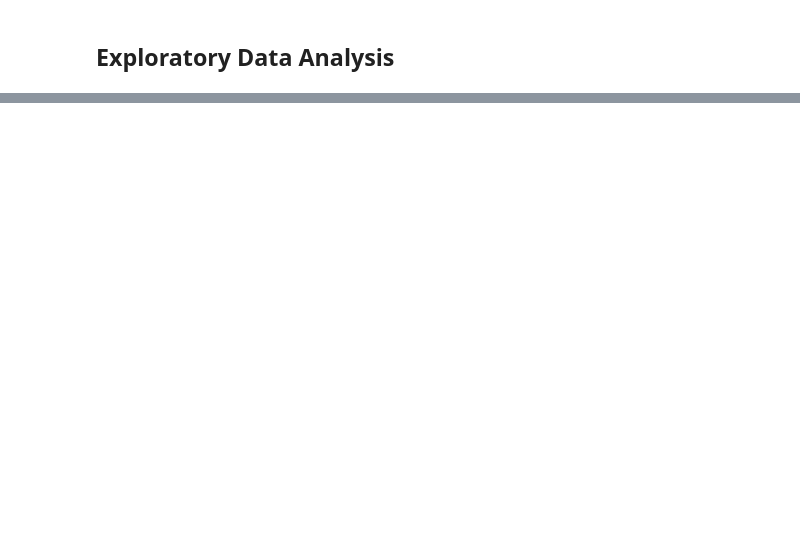
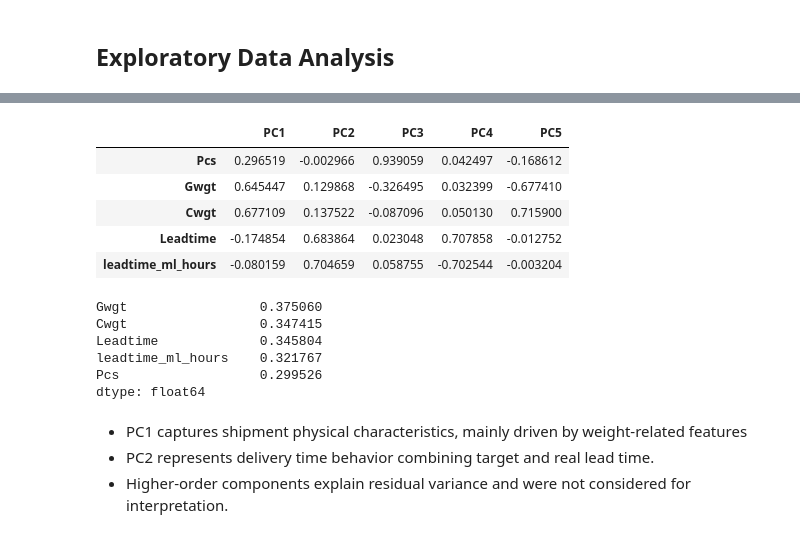
Before and after one commit to I-prieto/Project6_MachineLearning, a Jupyter notebook: ML.ipynb, the cells around one changed output, grey strips where cells are left out. Drawn from its saved outputs; the diff is of its cells as text; code cells hidden in the pictures; blank space fills up the shorter version.

```diff
--- a/ML.ipynb
+++ b/ML.ipynb
@@ -605,0 +713,26 @@ NameError: name 'get_sla_target' is not defined
+# %%
+#Select numerical features for PCA
+
+num_features = df_ml.select_dtypes(include=["int64", "float64"]).columns.tolist()
+X_num = df_ml[num_features]
+
+#PCA pipeline with scaling
+
+pca_pipeline = Pipeline([
+    ("scaler", StandardScaler()),
+    ("pca", PCA())
+])
+
+X_pca = pca_pipeline.fit_transform(X_num)
+
+# Explained variance ratio of the PCA components
+
+pca = pca_pipeline.named_steps["pca"]
+
+explained_var = pd.DataFrame({
+    "PC": [f"PC{i+1}" for i in range(len(pca.explained_variance_ratio_))],
+    "Explained Variance Ratio": pca.explained_variance_ratio_,
+    "Cumulative Variance": np.cumsum(pca.explained_variance_ratio_)
+})
+
+explained_var
@@ -605,0 +746,39 @@ NameError: name 'get_sla_target' is not defined
+# %%
+# PCA loadings to understand feature contributions to each principal component
+
+loadings = pd.DataFrame(
+    pca.components_.T,
+    index=num_features,
+    columns=[f"PC{i+1}" for i in range(len(num_features))]
+)
+
+loadings
+# %% [output]
+|  | PC1 | PC2 | PC3 | PC4 | PC5 |
+| Pcs | 0.296519 | -0.002966 | 0.939059 | 0.042497 | -0.168612 |
+| Gwgt | 0.645447 | 0.129868 | -0.326495 | 0.032399 | -0.677410 |
+| Cwgt | 0.677109 | 0.137522 | -0.087096 | 0.050130 | 0.715900 |
+| Leadtime | -0.174854 | 0.683864 | 0.023048 | 0.707858 | -0.012752 |
+| leadtime_ml_hours | -0.080159 | 0.704659 | 0.058755 | -0.702544 | -0.003204 |
+# %%
+# Calculate overall importance of original features based on loadings and explained variance
+
+importance = (
+    loadings.abs()
+    .mul(pca.explained_variance_ratio_, axis=1)
+    .sum(axis=1)
+    .sort_values(ascending=False)
+)
+
+importance
+# %% [output]
+Gwgt                 0.375060
+Cwgt                 0.347415
+Leadtime             0.345804
+leadtime_ml_hours    0.321767
+Pcs                  0.299526
+dtype: float64
+# %% [markdown]
+- PC1 captures shipment physical characteristics, mainly driven by weight-related features
+- PC2 represents delivery time behavior combining target and real lead time.
+- Higher-order components explain residual variance and were not considered for interpretation.
```
Also changed, not shown: parts of 37 cells of this notebook, 2 other files.
